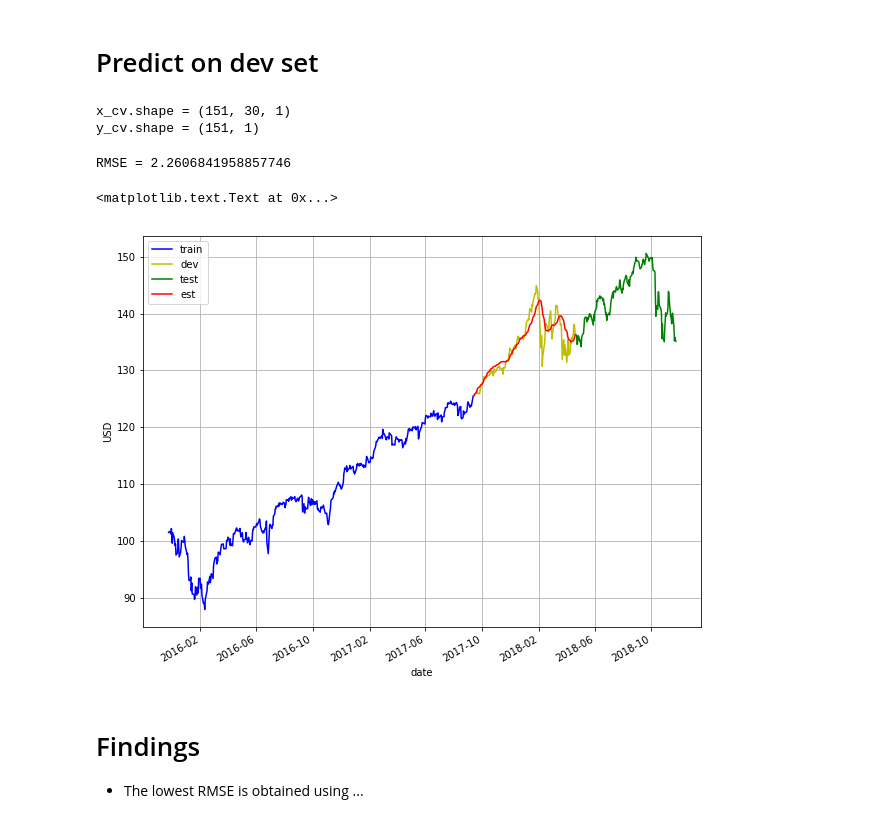
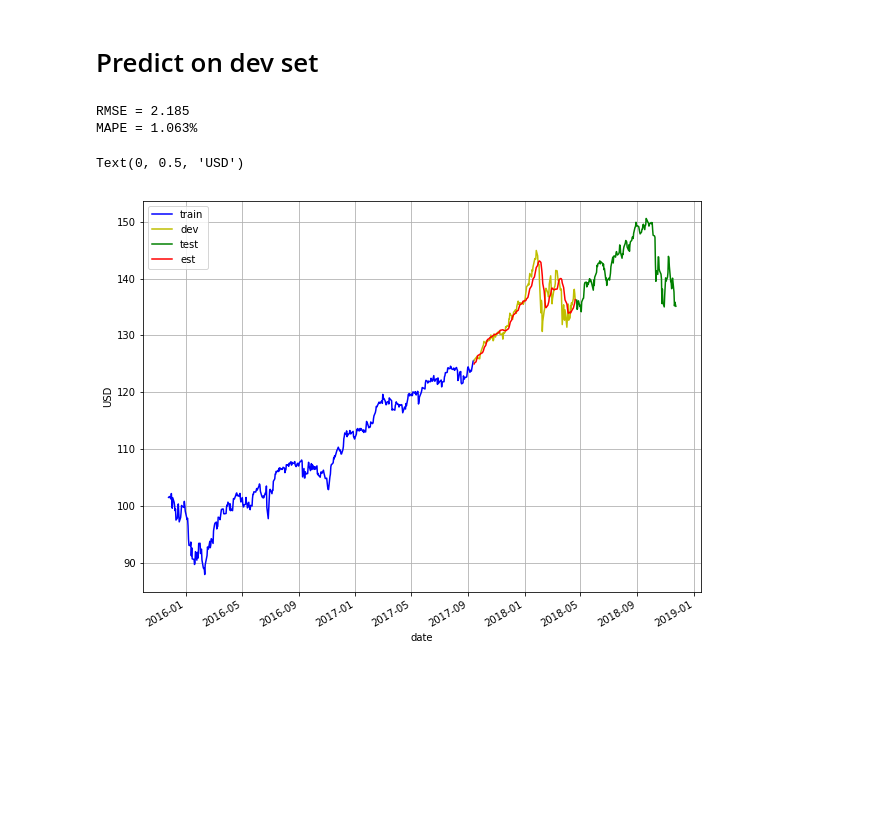
Before and after one commit to NGYB/Stocks, a Jupyter notebook: StockPricePrediction/StockPricePrediction_v4_lstm.ipynb, the cells around one changed output. Cells and saved outputs as stored; diff of their text form; code cells hidden in the pictures; blank space fills up the shorter version.

Commit message:
add v4_lstm

```diff
--- a/StockPricePrediction/StockPricePrediction_v4_lstm.ipynb
+++ b/StockPricePrediction/StockPricePrediction_v4_lstm.ipynb
@@ -109,13 +200,8 @@ train_scaled = scaler.fit_transform(np.array(train['adj_close']).reshape(-1,1))
 print("scaler.data_min_ = " + str(scaler.data_min_))
 print("scaler.data_max_ = " + str(scaler.data_max_))
 
-x_train, y_train = [], []
-for i in range(N,len(train)):
-    x_train.append(train_scaled[i-N:i])
-    y_train.append(train_scaled[i])
-x_train = np.array(x_train)
-y_train = np.array(y_train)
-
+# Split into x and y
+x_train, y_train = get_x_y(train_scaled, N, N)
 print("x_train.shape = " + str(x_train.shape)) # (446, 7, 1)
 print("y_train.shape = " + str(y_train.shape)) # (446, 1)
 
@@ -128,0 +215,8 @@ y_train.shape = (423, 1)
+# %%
+# Scale the cv dataset according the min and max obtained from train set
+train_cv_scaled  = scaler.transform(np.array(train_cv['adj_close']).reshape(-1,1))
+
+# Split into x and y
+x_cv, y_cv = get_x_y(train_cv_scaled, N, num_train)
+print("x_cv.shape = " + str(x_cv.shape))
+print("y_cv.shape = " + str(y_cv.shape))
@@ -131,11 +240,13 @@ y_train.shape = (423, 1)
 # %%
 # Create the LSTM network
 model = Sequential()
-model.add(LSTM(units=50, return_sequences=True, input_shape=(x_train.shape[1],1)))
-model.add(LSTM(units=50))
+model.add(LSTM(units=lstm_units, return_sequences=True, input_shape=(x_train.shape[1],1)))
+model.add(Dropout(dropout_prob)) # Add dropout with a probability of 0.5
+model.add(LSTM(units=lstm_units))
+model.add(Dropout(dropout_prob)) # Add dropout with a probability of 0.5
 model.add(Dense(1))
 
-model.compile(loss='mean_squared_error', optimizer='adam')
-model.fit(x_train, y_train, epochs=1, batch_size=1, verbose=2)
+model.compile(loss='mean_squared_error', optimizer=optimizer)
+model.fit(x_train, y_train, epochs=epochs, batch_size=batch_size, verbose=2)
 # %% [output]
 Epoch 1/1
@@ -144,21 +279,5 @@ Epoch 1/1
 # %% [markdown]
 # Predict on dev set
-# %%
-# Scale the cv dataset according the min and max obtained from train set
-train_cv_scaled  = scaler.transform(np.array(train_cv['adj_close']).reshape(-1,1))
-
-x_cv, y_cv = [], []
-for i in range(len(train),len(train_cv_scaled)):
-    x_cv.append(train_cv_scaled[i-N:i])
-    y_cv.append(train_cv_scaled[i])
-x_cv = np.array(x_cv)
-y_cv = np.array(y_cv)
-
-print("x_cv.shape = " + str(x_cv.shape))
-print("y_cv.shape = " + str(y_cv.shape))
-# %% [output]
-x_cv.shape = (151, 30, 1)
-y_cv.shape = (151, 1)
 # %%
 # Do prediction
 est = model.predict(x_cv)
@@ -168,27 +287,30 @@ est_inv = scaler.inverse_transform(est)
 y_cv_inv = scaler.inverse_transform(y_cv)
 
 # Calculate RMSE
-print("RMSE = " + str(math.sqrt(mean_squared_error(y_cv_inv, est_inv))))
+rmse_bef_tuning = math.sqrt(mean_squared_error(y_cv_inv, est_inv))
+print("RMSE = %0.3f" % rmse_bef_tuning)
+
+# Calculate MAPE
+mape_pct_bef_tuning = get_mape(y_cv_inv, est_inv)
+print("MAPE = %0.3f%%" % mape_pct_bef_tuning)
 # %% [output]
-RMSE = 2.2606841958857746
+RMSE = 2.185
+MAPE = 1.063%
 # %%
 # Plot adjusted close over time
 rcParams['figure.figsize'] = 10, 8 # width 10, height 8
 
 est_df = pd.DataFrame({'est_inv': est_inv.reshape(-1),
                        'y_cv_inv': y_cv_inv.reshape(-1),
-                       'date': df[num_train:num_train+num_cv]['date']})
+                       'date': cv['date']})
 
 ax = train.plot(x='date', y='adj_close', style='b-', grid=True)
 ax = cv.plot(x='date', y='adj_close', style='y-', grid=True, ax=ax)
 ax = test.plot(x='date', y='adj_close', style='g-', grid=True, ax=ax)
 ax = est_df.plot(x='date', y='est_inv', style='r-', grid=True, ax=ax)
 ax.legend(['train', 'dev', 'test', 'est'])
 ax.set_xlabel("date")
 ax.set_ylabel("USD")
 # %% [output]
-<matplotlib.text.Text at 0x...>
+Text(0, 0.5, 'USD')
-[figure, old version]
+[figure, new version]
-# %% [markdown]
-# Findings
-* The lowest RMSE is obtained using ...
```
Also changed, not shown: parts of 34 cells of this notebook, 1 other file.
